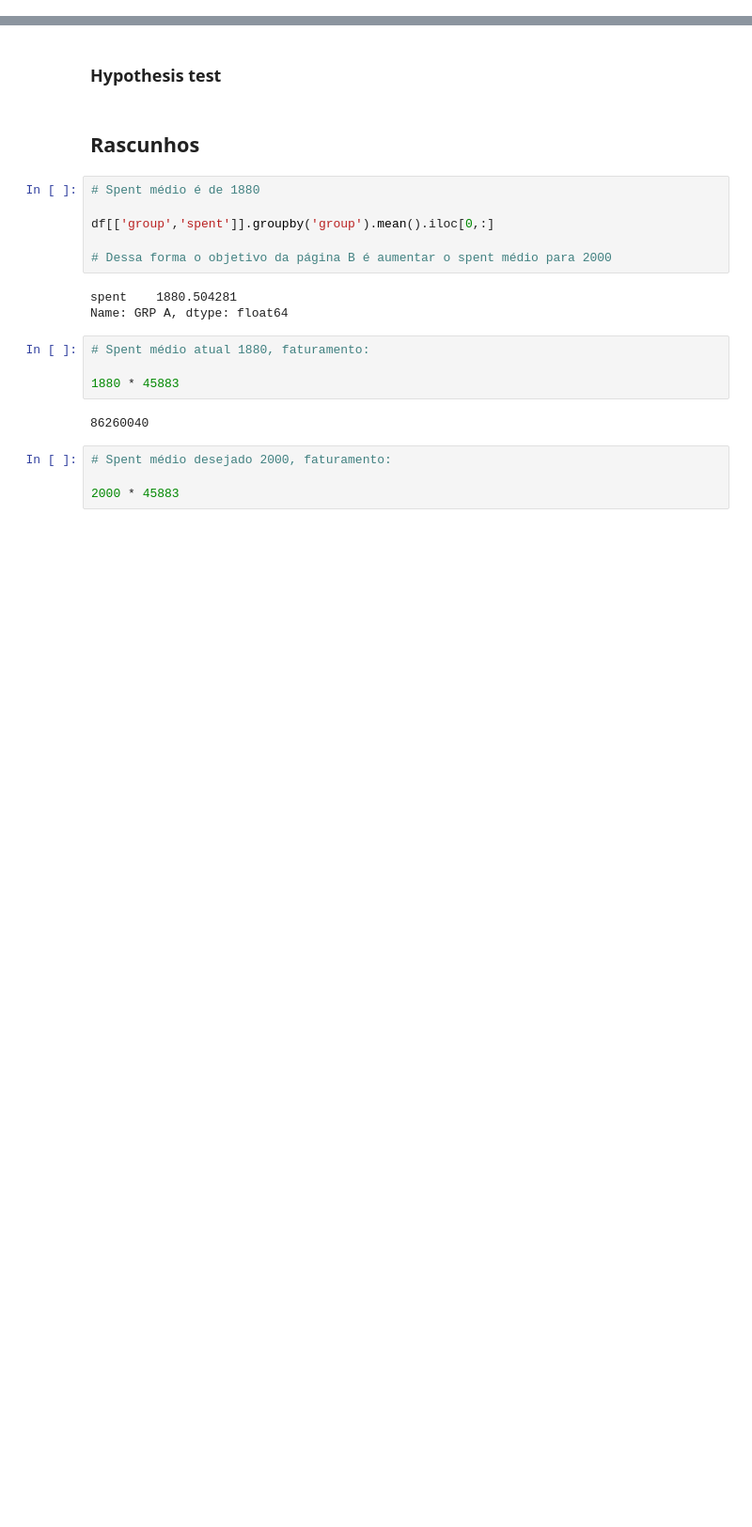
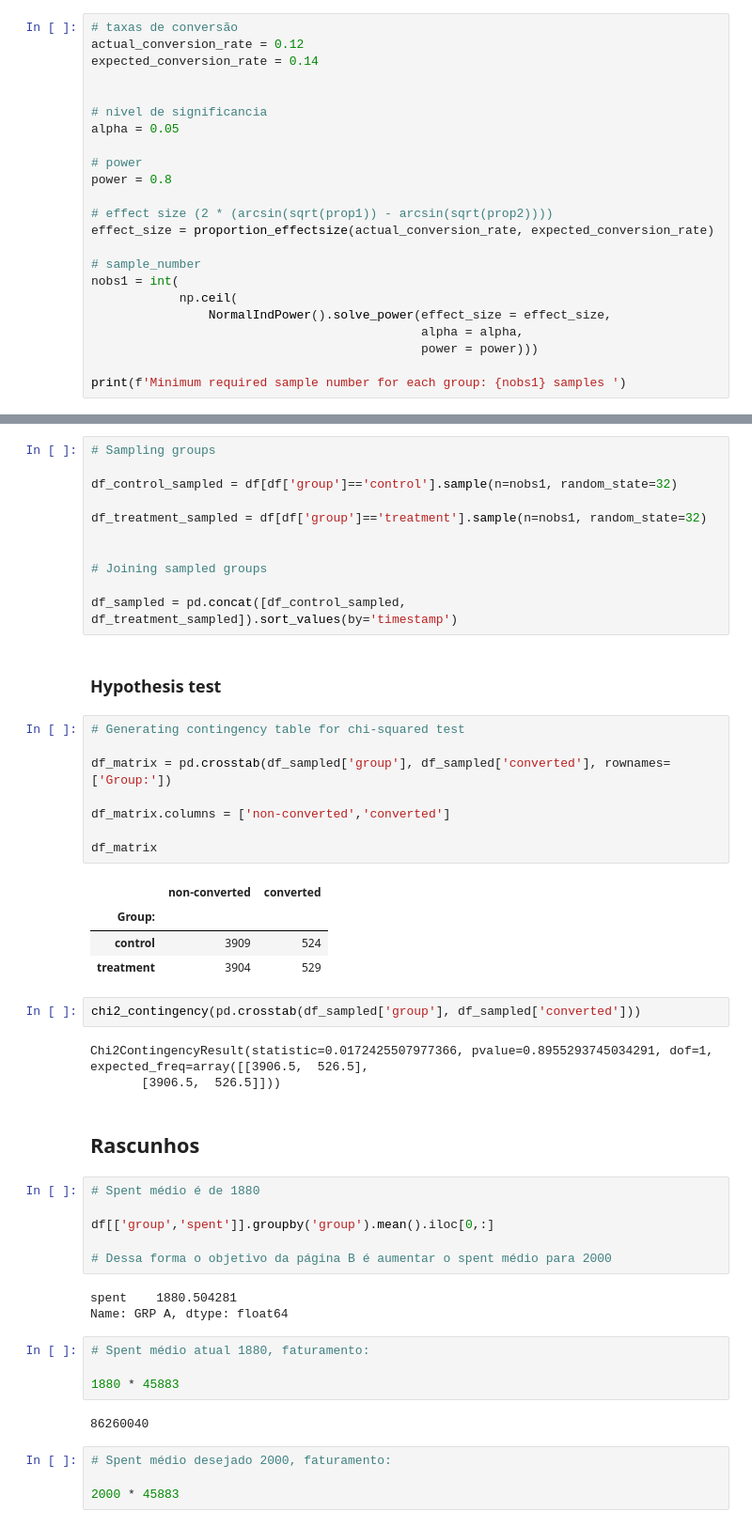
Before and after one commit to GustavoHBDuarte/AB_testing, a Jupyter notebook: A_B_testing.ipynb, the cells around one changed output, grey strips where cells are left out. Shown: that part at 94% size. Drawn from its saved outputs; the diff is of its cells as text; blank space fills up the shorter version.

Commit message:
Sample size calculation finished. Starting statistical testing.

```diff
--- a/A_B_testing.ipynb
+++ b/A_B_testing.ipynb
@@ -729,0 +713,23 @@ effect_size = proportion_effectsize(actual_conversion_rate, expected_conversion_
+# %%
+# taxas de conversão
+actual_conversion_rate = 0.12
+expected_conversion_rate = 0.14
+
+
+# nivel de significancia
+alpha = 0.05
+
+# power
+power = 0.8
+
+# effect size (2 * (arcsin(sqrt(prop1)) - arcsin(sqrt(prop2))))
+effect_size = proportion_effectsize(actual_conversion_rate, expected_conversion_rate)
+
+# sample_number
+nobs1 = int(
+            np.ceil(
+                NormalIndPower().solve_power(effect_size = effect_size,
+                                             alpha = alpha,
+                                             power = power)))
+
+print(f'Minimum required sample number for each group: {nobs1} samples ')
@@ -730,5 +747,34 @@ effect_size = proportion_effectsize(actual_conversion_rate, expected_conversion_
+# %%
+# Sampling groups
+
+df_control_sampled = df[df['group']=='control'].sample(n=nobs1, random_state=32)
+
+df_treatment_sampled = df[df['group']=='treatment'].sample(n=nobs1, random_state=32)
+
+
+# Joining sampled groups
+
+df_sampled = pd.concat([df_control_sampled, df_treatment_sampled]).sort_values(by='timestamp')
 # %% [markdown]
 ### Hypothesis test
+# %%
+# Generating contingency table for chi-squared test
+
+df_matrix = pd.crosstab(df_sampled['group'], df_sampled['converted'], rownames=['Group:'])
+
+df_matrix.columns = ['non-converted','converted']
+
+df_matrix
+# %% [output]
+|  | non-converted | converted |
+| Group: |  |  |
+| control | 3909 | 524 |
+| treatment | 3904 | 529 |
+# %%
+chi2_contingency(pd.crosstab(df_sampled['group'], df_sampled['converted']))
+# %% [output]
+Chi2ContingencyResult(statistic=0.0172425507977366, pvalue=0.8955293745034291, dof=1, expected_freq=array([[3906.5,  526.5],
+       [3906.5,  526.5]]))
 # %% [markdown]
 ## Rascunhos
 # %%
```
Also changed, not shown: parts of 21 cells of this notebook.
